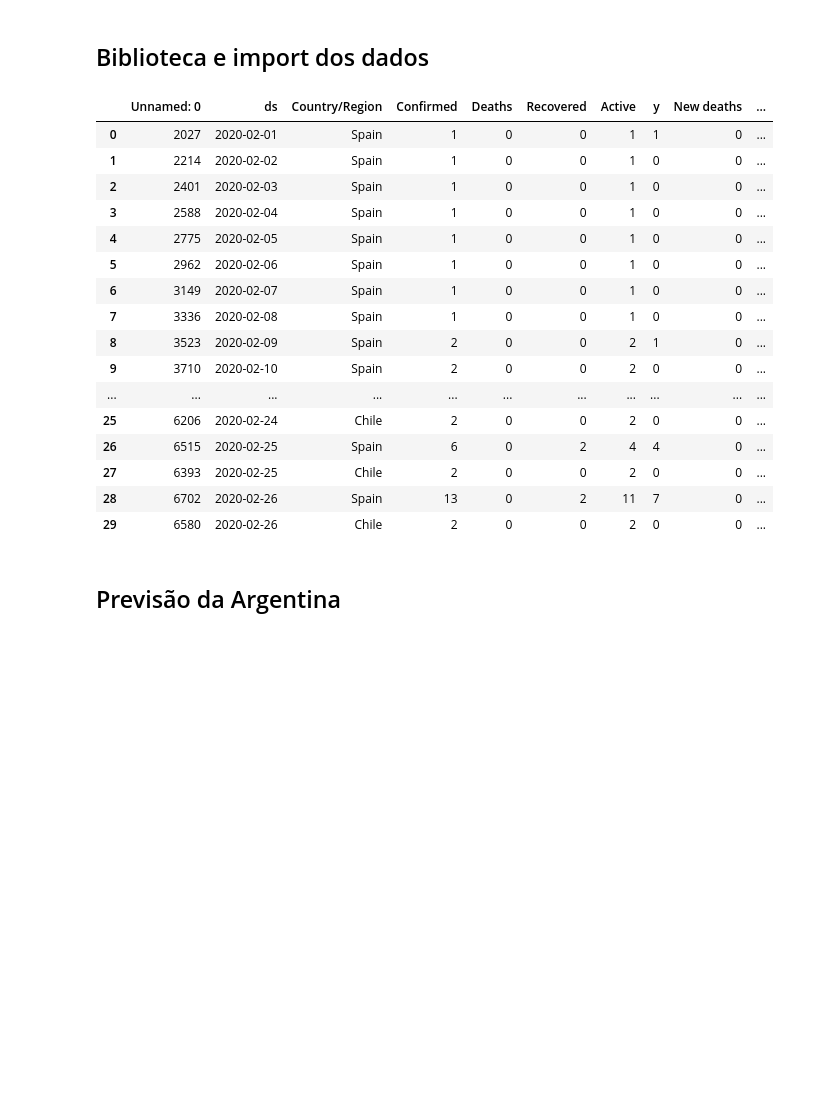
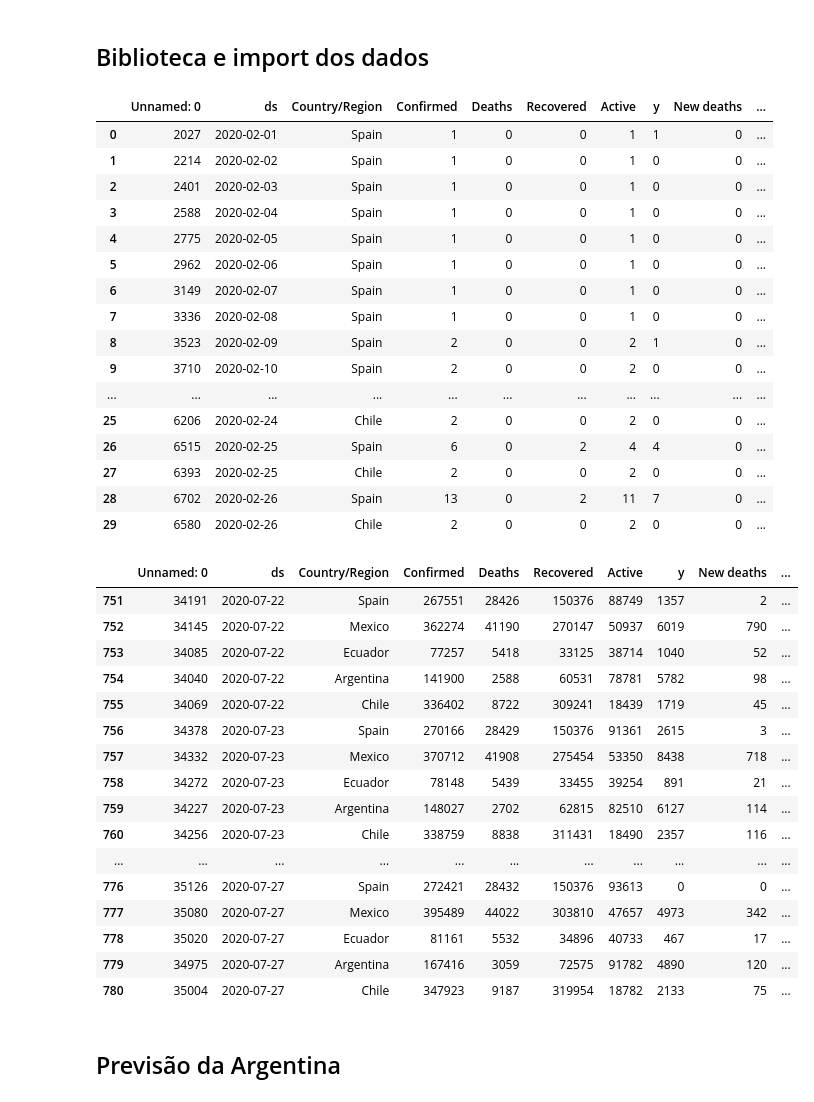
Before and after one commit to duartejr/bootcamp-covid-research, a Jupyter notebook: playground/notebooks/st_prophet_bot2_08_12.ipynb, the cells around one changed output. Drawn from its saved outputs; the diff is of its cells as text; code cells hidden in the pictures; blank space fills up the shorter version.

```diff
--- a/playground/notebooks/st_prophet_bot2_08_12.ipynb
+++ b/playground/notebooks/st_prophet_bot2_08_12.ipynb
@@ -9,32 +9,50 @@ df1 =  pd.read_csv('/content/drive/MyDrive/Colab Notebooks/Bootcamp2/datalake/si
 # %%
 #df1 = df1.replace("Argentina", "1")
 #df1 = df1.replace("Chile", "2")
 #df1 = df1.replace("Ecuador", "3")
 #df1 = df1.replace("Mexico", "4")
 #df1 = df1.replace("Spain", "5")
 #df1 = df1.replace("Americas", "1")
 #df1 = df1.replace("Europe", "2")
 df1 = df1.rename({'Date': 'ds'}, axis = 1)
 df1 = df1.rename({'New cases': 'y'}, axis = 1)
-df1.head(30)
+display(df1.head(30))
+display(df1.tail(30))
 # %% [output]
 |  | Unnamed: 0 | ds | Country/Region | Confirmed | Deaths | Recovered | Active | y | New deaths | ... |
 | 0 | 2027 | 2020-02-01 | Spain | 1 | 0 | 0 | 1 | 1 | 0 | ... |
 | 1 | 2214 | 2020-02-02 | Spain | 1 | 0 | 0 | 1 | 0 | 0 | ... |
 | 2 | 2401 | 2020-02-03 | Spain | 1 | 0 | 0 | 1 | 0 | 0 | ... |
 | 3 | 2588 | 2020-02-04 | Spain | 1 | 0 | 0 | 1 | 0 | 0 | ... |
 | 4 | 2775 | 2020-02-05 | Spain | 1 | 0 | 0 | 1 | 0 | 0 | ... |
 | 5 | 2962 | 2020-02-06 | Spain | 1 | 0 | 0 | 1 | 0 | 0 | ... |
 | 6 | 3149 | 2020-02-07 | Spain | 1 | 0 | 0 | 1 | 0 | 0 | ... |
 | 7 | 3336 | 2020-02-08 | Spain | 1 | 0 | 0 | 1 | 0 | 0 | ... |
 | 8 | 3523 | 2020-02-09 | Spain | 2 | 0 | 0 | 2 | 1 | 0 | ... |
 | 9 | 3710 | 2020-02-10 | Spain | 2 | 0 | 0 | 2 | 0 | 0 | ... |
 | ... | ... | ... | ... | ... | ... | ... | ... | ... | ... | ... |
 | 25 | 6206 | 2020-02-24 | Chile | 2 | 0 | 0 | 2 | 0 | 0 | ... |
 | 26 | 6515 | 2020-02-25 | Spain | 6 | 0 | 2 | 4 | 4 | 0 | ... |
 | 27 | 6393 | 2020-02-25 | Chile | 2 | 0 | 0 | 2 | 0 | 0 | ... |
 | 28 | 6702 | 2020-02-26 | Spain | 13 | 0 | 2 | 11 | 7 | 0 | ... |
 | 29 | 6580 | 2020-02-26 | Chile | 2 | 0 | 0 | 2 | 0 | 0 | ... |
+|  | Unnamed: 0 | ds | Country/Region | Confirmed | Deaths | Recovered | Active | y | New deaths | ... |
+| 751 | 34191 | 2020-07-22 | Spain | 267551 | 28426 | 150376 | 88749 | 1357 | 2 | ... |
+| 752 | 34145 | 2020-07-22 | Mexico | 362274 | 41190 | 270147 | 50937 | 6019 | 790 | ... |
+| 753 | 34085 | 2020-07-22 | Ecuador | 77257 | 5418 | 33125 | 38714 | 1040 | 52 | ... |
+| 754 | 34040 | 2020-07-22 | Argentina | 141900 | 2588 | 60531 | 78781 | 5782 | 98 | ... |
+| 755 | 34069 | 2020-07-22 | Chile | 336402 | 8722 | 309241 | 18439 | 1719 | 45 | ... |
+| 756 | 34378 | 2020-07-23 | Spain | 270166 | 28429 | 150376 | 91361 | 2615 | 3 | ... |
+| 757 | 34332 | 2020-07-23 | Mexico | 370712 | 41908 | 275454 | 53350 | 8438 | 718 | ... |
+| 758 | 34272 | 2020-07-23 | Ecuador | 78148 | 5439 | 33455 | 39254 | 891 | 21 | ... |
+| 759 | 34227 | 2020-07-23 | Argentina | 148027 | 2702 | 62815 | 82510 | 6127 | 114 | ... |
+| 760 | 34256 | 2020-07-23 | Chile | 338759 | 8838 | 311431 | 18490 | 2357 | 116 | ... |
+| ... | ... | ... | ... | ... | ... | ... | ... | ... | ... | ... |
+| 776 | 35126 | 2020-07-27 | Spain | 272421 | 28432 | 150376 | 93613 | 0 | 0 | ... |
+| 777 | 35080 | 2020-07-27 | Mexico | 395489 | 44022 | 303810 | 47657 | 4973 | 342 | ... |
+| 778 | 35020 | 2020-07-27 | Ecuador | 81161 | 5532 | 34896 | 40733 | 467 | 17 | ... |
+| 779 | 34975 | 2020-07-27 | Argentina | 167416 | 3059 | 72575 | 91782 | 4890 | 120 | ... |
+| 780 | 35004 | 2020-07-27 | Chile | 347923 | 9187 | 319954 | 18782 | 2133 | 75 | ... |
 # %% [markdown]
 ## Previsão da Argentina
 # %% [markdown]
```
Also changed, not shown: parts of 28 cells of this notebook.
